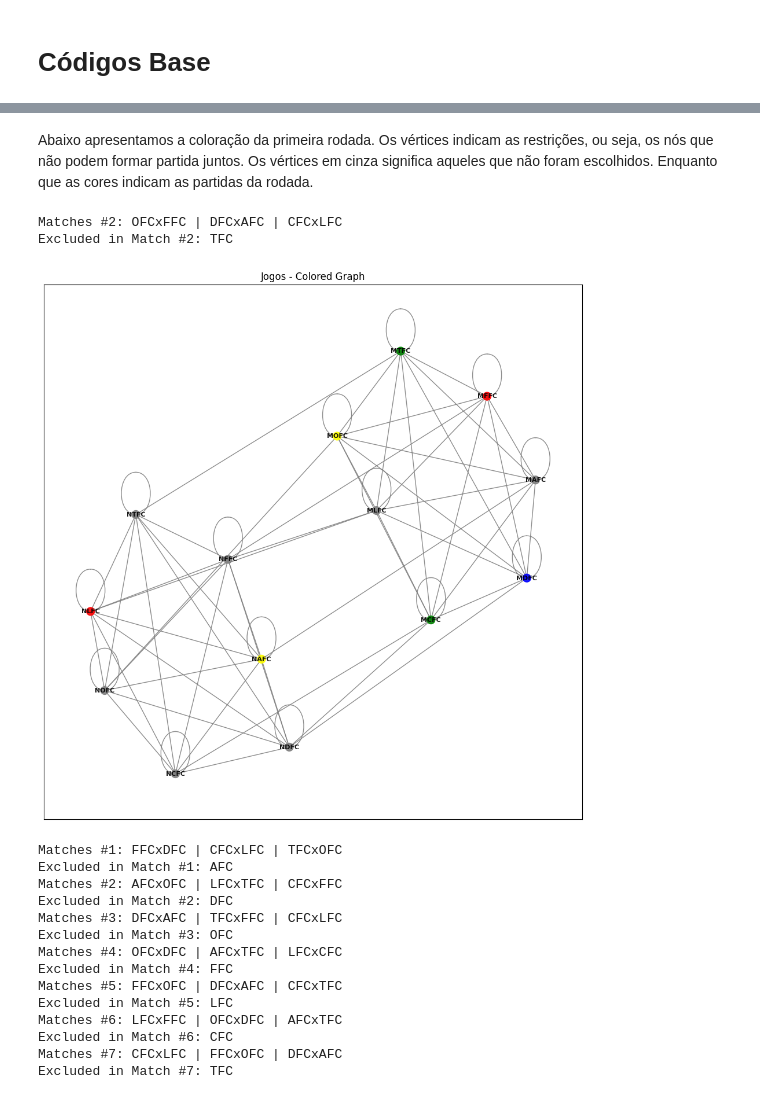
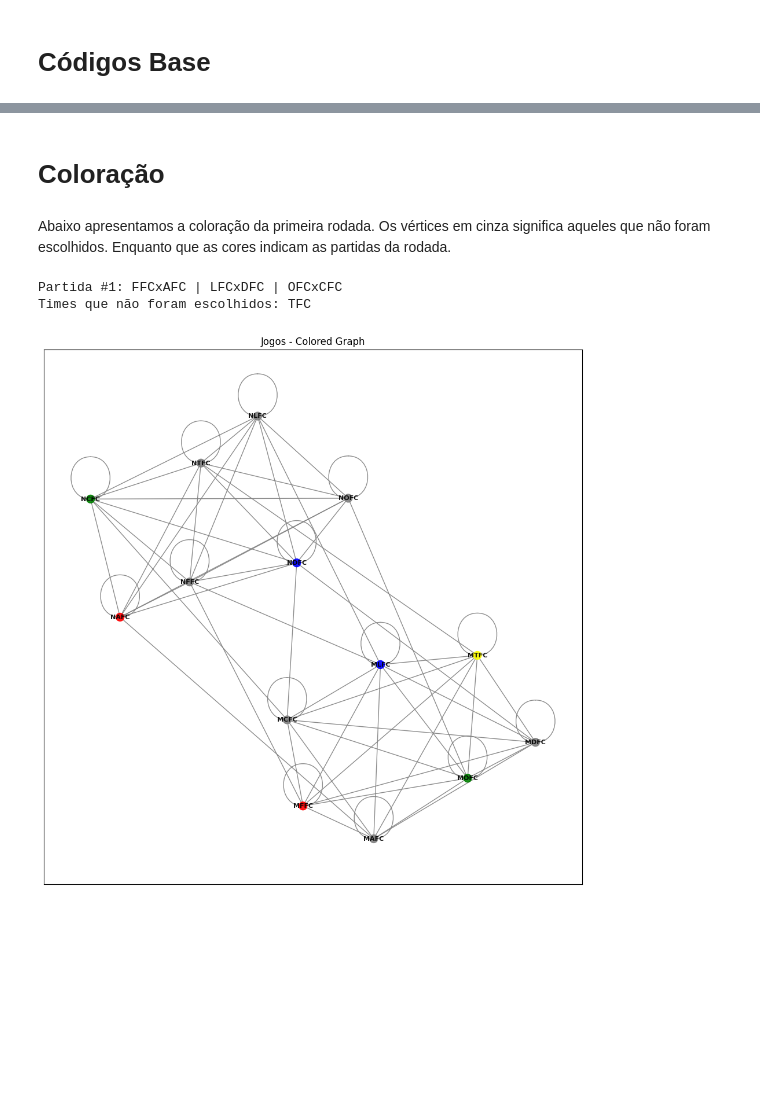
Before and after one commit to mateusap1/jogos-grafos, a Jupyter notebook: jogos.ipynb, the cells around one changed output, grey strips where cells are left out. Cells and saved outputs as stored; diff of their text form; code cells hidden in the pictures; blank space fills up the shorter version.

```diff
--- a/jogos.ipynb
+++ b/jogos.ipynb
@@ -350,7 +341,7 @@ class Game:
 
         return colors
 
-    def print_colors(self, match: int, colors: List[List[Team]]):
+    def print_colors(self, match: int, colors: List[List[Team]], excluded=True):
         matches = []
         excluded = []
         for teams in colors:
@@ -359,8 +350,9 @@ class Game:
             else:
                 matches.append("x".join([team.name[1:] for team in teams]))
 
-        print(f"Matches #{match}: {' | '.join(matches)}")
-        print(f"Excluded in Match #{match}: {', '.join(excluded)}")
+        print(f"Partida #{match}: {' | '.join(matches)}")
+        if excluded:
+            print(f"Times que não foram escolhidos: {', '.join(excluded)}")
 
     def restart_game(self):
         self.matches_played = []
@@ -371,3 +363,38 @@ class Game:
         self.matches_played.append(colors)
 
         return graph, colors
+
+    def show_tournament(self, games: List[List[List[Team]]]):
+        for i, round in enumerate(games):
+            self.print_colors(i+1, round, False)
+
+    def play_tournament(self):
+        self.restart_game()
+        games: List[List[List[Team]]] = []
+        for i in range(self.matches):
+            success = False
+
+            games.append([])
+            for _ in range(5):
+                _, colors = self.play_match()
+
+                ones = 0
+                for color in colors:
+                    if len(color) == 1:
+                        ones += 1
+
+                if ones <= 1:
+                    for color in colors:
+                        if len(color) == 2:
+                            games[i].append(color)
+
+                    success = True
+                    break
+
+            if not success:
+                raise ValueError("Torunament Failed.")
+
+        for i in range(self.matches):
+            games.append([[second, first] for first, second in games[i]])
+
+        return games
@@ -392,35 +430,13 @@ graph.view()
+# %% [markdown]
+# Coloração
 # %% [markdown]
-Abaixo apresentamos a coloração da primeira rodada. Os vértices indicam as restrições, ou seja, os nós que não podem formar partida juntos. Os vértices em cinza significa aqueles que não foram escolhidos. Enquanto que as cores indicam as partidas da rodada.
+Abaixo apresentamos a coloração da primeira rodada. Os vértices em cinza significa aqueles que não foram escolhidos. Enquanto que as cores indicam as partidas da rodada.
 # %%
 game.restart_game()
 graph, colors = game.play_match()
-game.print_colors(len(game.matches_played)+1, colors)
+game.print_colors(len(game.matches_played), colors)
 graph.view_colored(colors)
 # %% [output]
-Matches #2: OFCxFFC | DFCxAFC | CFCxLFC
-Excluded in Match #2: TFC
+Partida #1: FFCxAFC | LFCxDFC | OFCxCFC
+Times que não foram escolhidos: TFC
-[figure, old version]
+[figure, new version]
-# %%
-game.restart_game()
-game.play_match()
-game.play_match()
-game.play_match()
-game.play_match()
-game.play_match()
-game.play_match()
-game.play_match()
-# %% [output]
-Matches #1: FFCxDFC | CFCxLFC | TFCxOFC
-Excluded in Match #1: AFC
-Matches #2: AFCxOFC | LFCxTFC | CFCxFFC
-Excluded in Match #2: DFC
-Matches #3: DFCxAFC | TFCxFFC | CFCxLFC
-Excluded in Match #3: OFC
-Matches #4: OFCxDFC | AFCxTFC | LFCxCFC
-Excluded in Match #4: FFC
-Matches #5: FFCxOFC | DFCxAFC | CFCxTFC
-Excluded in Match #5: LFC
-Matches #6: LFCxFFC | OFCxDFC | AFCxTFC
-Excluded in Match #6: CFC
-Matches #7: CFCxLFC | FFCxOFC | DFCxAFC
-Excluded in Match #7: TFC
```
Also changed, not shown: parts of 13 cells of this notebook, 1 other file.
